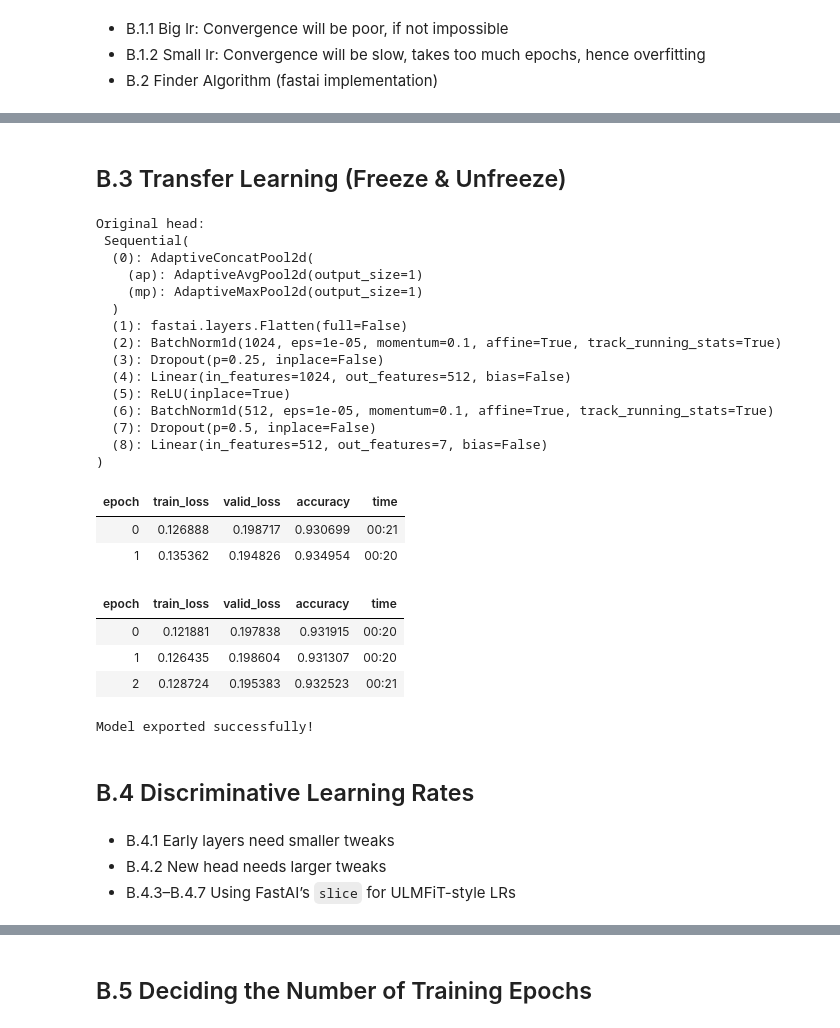
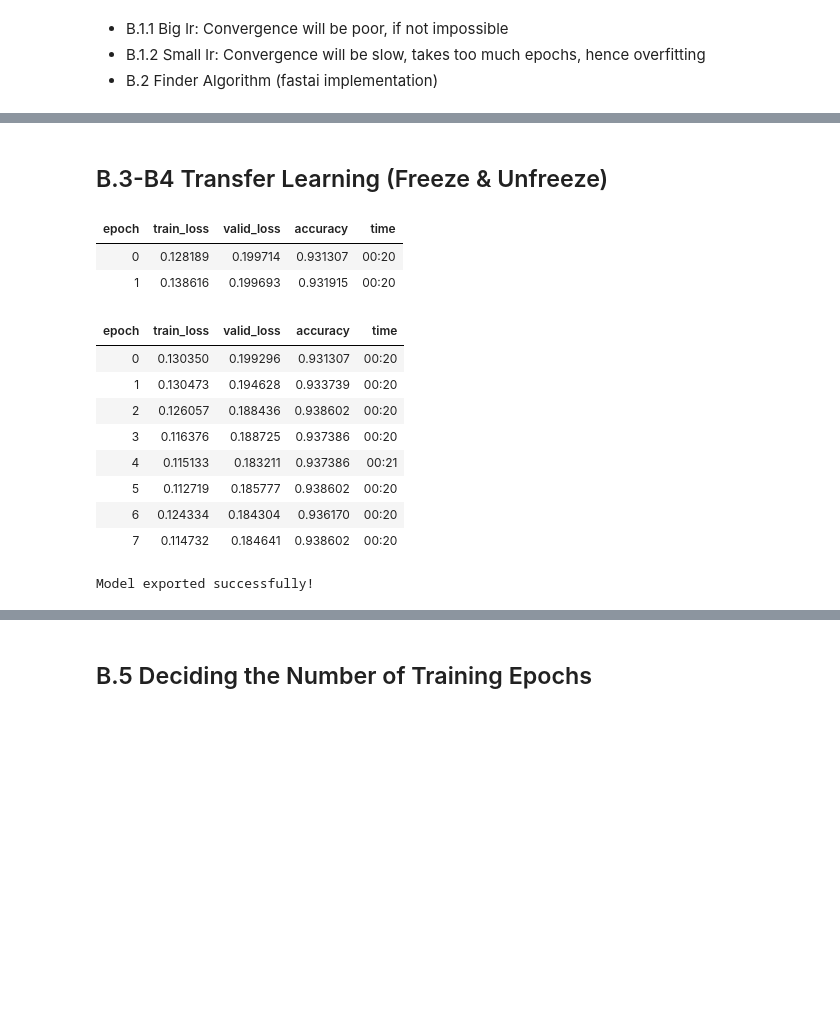
Before and after one commit to canmizrakli/sports_image_classifier, a Jupyter notebook: sports_image_classifier.ipynb, the cells around one changed output, grey strips where cells are left out. Cells and saved outputs as stored; diff of their text form; code cells hidden in the pictures; blank space fills up the shorter version.

```diff
--- a/sports_image_classifier.ipynb
+++ b/sports_image_classifier.ipynb
@@ -228,51 +173,32 @@ Steepest gradient lr: 1.32e-06
 # %% [markdown]
-## B.3 Transfer Learning (Freeze & Unfreeze)
+## B.3-B4 Transfer Learning (Freeze & Unfreeze)
 # %%
 from fastai.vision.all import *
 
-# 1. Inspect the head to see the final linear layer F (mxn)
-print("Original head:\n", learn.model[1])
-
-# 2. Freeze the backbone and train only the new head F' (mxk)
+# 1. Freeze the backbone and train only the new head F' (mxk)
 learn.freeze()
 # Train for 2 epochs with a reasonable LR (e.g., steepest lr from lr_find)
 learn.fit_one_cycle(2, lr_max=lr_steep)
 
-# 3. Unfreeze all layers and fine-tune with discriminative LRs
+# 2. Unfreeze all layers and fine-tune with discriminative LRs
 learn.unfreeze()
 # Use a slice from a low LR for early layers to higher LR for the head
-learn.fit_one_cycle(3, lr_max=slice(lr_min/10, lr_steep))
+learn.fit_one_cycle(8, lr_max=slice(lr_min/10, lr_steep))
 
 # Save the model
 learn.export(fname=model_path/'sport_classifier_b3.pkl')  # B.7.6: Saves pretrained weights + new head
 print("Model exported successfully!")
 # %% [output]
-Original head:
- Sequential(
-  (0): AdaptiveConcatPool2d(
-    (ap): AdaptiveAvgPool2d(output_size=1)
-    (mp): AdaptiveMaxPool2d(output_size=1)
-  )
-  (1): fastai.layers.Flatten(full=False)
-  (2): BatchNorm1d(1024, eps=1e-05, momentum=0.1, affine=True, track_running_stats=True)
-  (3): Dropout(p=0.25, inplace=False)
-  (4): Linear(in_features=1024, out_features=512, bias=False)
-  (5): ReLU(inplace=True)
-  (6): BatchNorm1d(512, eps=1e-05, momentum=0.1, affine=True, track_running_stats=True)
-  (7): Dropout(p=0.5, inplace=False)
-  (8): Linear(in_features=512, out_features=7, bias=False)
-)
 | epoch | train_loss | valid_loss | accuracy | time |
-| 0 | 0.126888 | 0.198717 | 0.930699 | 00:21 |
-| 1 | 0.135362 | 0.194826 | 0.934954 | 00:20 |
+| 0 | 0.128189 | 0.199714 | 0.931307 | 00:20 |
+| 1 | 0.138616 | 0.199693 | 0.931915 | 00:20 |
 | epoch | train_loss | valid_loss | accuracy | time |
-| 0 | 0.121881 | 0.197838 | 0.931915 | 00:20 |
-| 1 | 0.126435 | 0.198604 | 0.931307 | 00:20 |
-| 2 | 0.128724 | 0.195383 | 0.932523 | 00:21 |
+| 0 | 0.130350 | 0.199296 | 0.931307 | 00:20 |
+| 1 | 0.130473 | 0.194628 | 0.933739 | 00:20 |
+| 2 | 0.126057 | 0.188436 | 0.938602 | 00:20 |
+| 3 | 0.116376 | 0.188725 | 0.937386 | 00:20 |
+| 4 | 0.115133 | 0.183211 | 0.937386 | 00:21 |
+| 5 | 0.112719 | 0.185777 | 0.938602 | 00:20 |
+| 6 | 0.124334 | 0.184304 | 0.936170 | 00:20 |
+| 7 | 0.114732 | 0.184641 | 0.938602 | 00:20 |
-Model exported successfully!
+Model exported successfully!
-# %% [markdown]
-## B.4 Discriminative Learning Rates
-# %% [markdown]
-- B.4.1 Early layers need smaller tweaks
-- B.4.2 New head needs larger tweaks
-- B.4.3–B.4.7 Using FastAI’s `slice` for ULMFiT-style LRs
```
Also changed, not shown: parts of 10 cells of this notebook.
